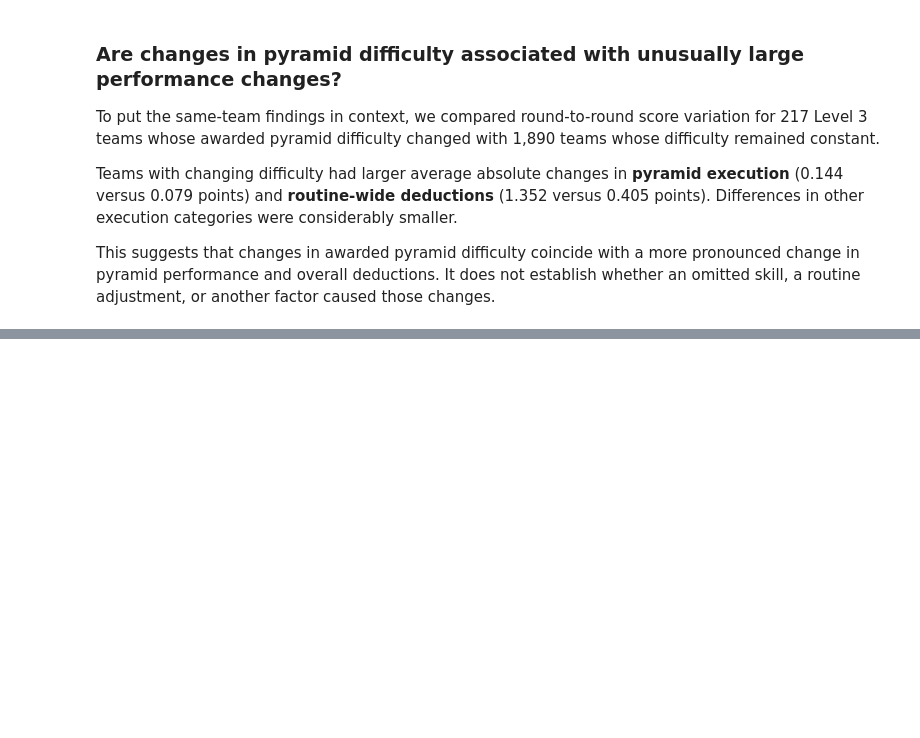
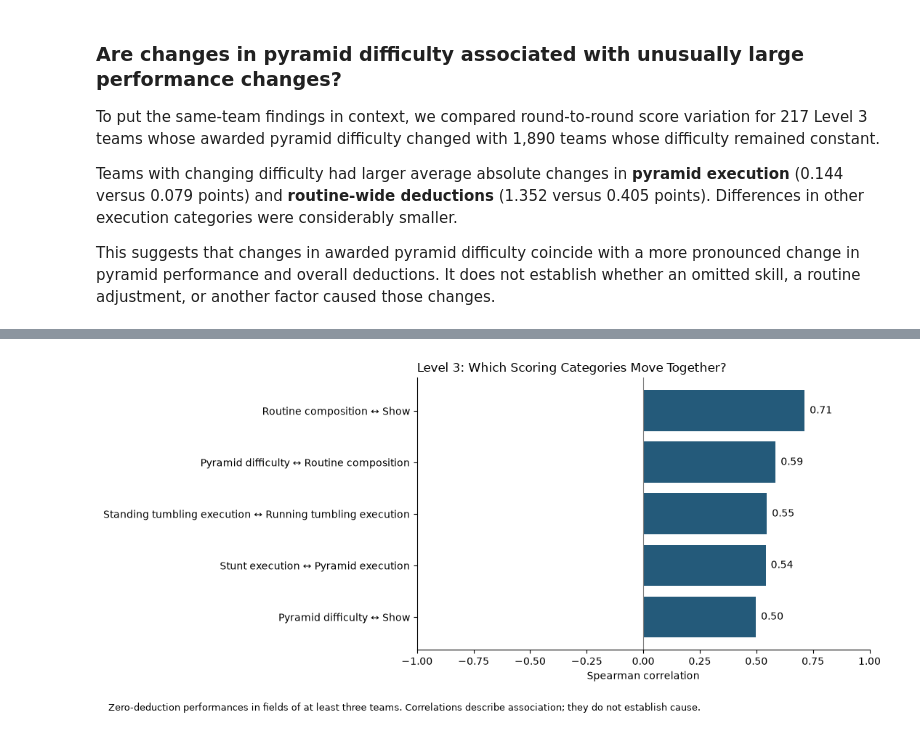
Before and after one commit to alecrheffron/cheer-score-anlaysis, a Jupyter notebook: notebooks/02_findings_visuals.ipynb, the cells around one changed output, grey strips where cells are left out. Saved outputs shown, nothing was run; the diff lists cells and outputs as text; code cells hidden in the pictures; blank space fills up the shorter version.

```diff
--- a/notebooks/02_findings_visuals.ipynb
+++ b/notebooks/02_findings_visuals.ipynb
@@ -778,0 +999,80 @@ plt.show()
+# %%
+# Strongest category-pair correlations: Level 3.
+correlations = pd.read_csv(
+    PROJECT_ROOT / "data" / "processed" / "category_pair_correlations.csv",
+    dtype={"level": "string"},
+)
+
+top_pairs = (
+    correlations[correlations["level"] == "3"]
+    .dropna(subset=["spearman_r"])
+    .nlargest(5, "abs_spearman_r")
+    .sort_values("abs_spearman_r")
+    .copy()
+)
+
+category_labels = {
+    "pyramid_difficulty": "Pyramid difficulty",
+    "dance_difficulty": "Dance difficulty",
+    "stunt_execution": "Stunt execution",
+    "pyramid_execution": "Pyramid execution",
+    "standing_tumbling_execution": "Standing tumbling execution",
+    "running_tumbling_execution": "Running tumbling execution",
+    "jump_execution": "Jump execution",
+    "rc": "Routine composition",
+    "formations_transitions": "Formations & transitions",
+    "dance_execution": "Dance execution",
+    "show": "Show",
+    "toss_execution": "Toss execution",
+}
+
+def category_label(name):
+    return category_labels.get(name, name.replace("_", " ").capitalize())
+
+pair_labels = [
+    f"{category_label(a)} ↔ {category_label(b)}"
+    for a, b in zip(top_pairs["category_a"], top_pairs["category_b"])
+]
+
+fig, ax = plt.subplots(figsize=(11, 5))
+bars = ax.barh(pair_labels, top_pairs["spearman_r"], color="#245A7A")
+
+for bar, value in zip(bars, top_pairs["spearman_r"]):
+    ax.annotate(
+        f"{value:.2f}",
+        xy=(value, bar.get_y() + bar.get_height() / 2),
+        xytext=(5 if value >= 0 else -5, 0),
+        textcoords="offset points",
+        ha="left" if value >= 0 else "right",
+        va="center",
+    )
+
+ax.set_xlim(-1, 1)
+ax.axvline(0, color="grey", linewidth=0.8)
+ax.set_xlabel("Spearman correlation")
+ax.set_title("Level 3: Which Scoring Categories Move Together?", loc="left")
+ax.spines[["top", "right"]].set_visible(False)
+
+fig.text(
+    0.02, 0.01,
+    "Zero-deduction performances in fields of at least three teams. "
+    "Correlations describe association; they do not establish cause.",
+    fontsize=9,
+)
+fig.tight_layout(rect=[0, 0.06, 1, 1])
+
+figure_path = (
+    PROJECT_ROOT / "reports" / "figures" / "level3_category_correlations.png"
+)
+figure_path.parent.mkdir(parents=True, exist_ok=True)
+fig.savefig(figure_path, dpi=200, bbox_inches="tight")
+plt.show()
+
+print(
+    top_pairs[
+        ["category_a", "category_b", "spearman_r"]
+    ].sort_values("spearman_r", ascending=False).to_string(index=False)
+)
+print(f"\nSaved {figure_path}")
+# %% [output]
+[figure, added]
```
Also changed, not shown: parts of 12 cells of this notebook, 11 other files.
